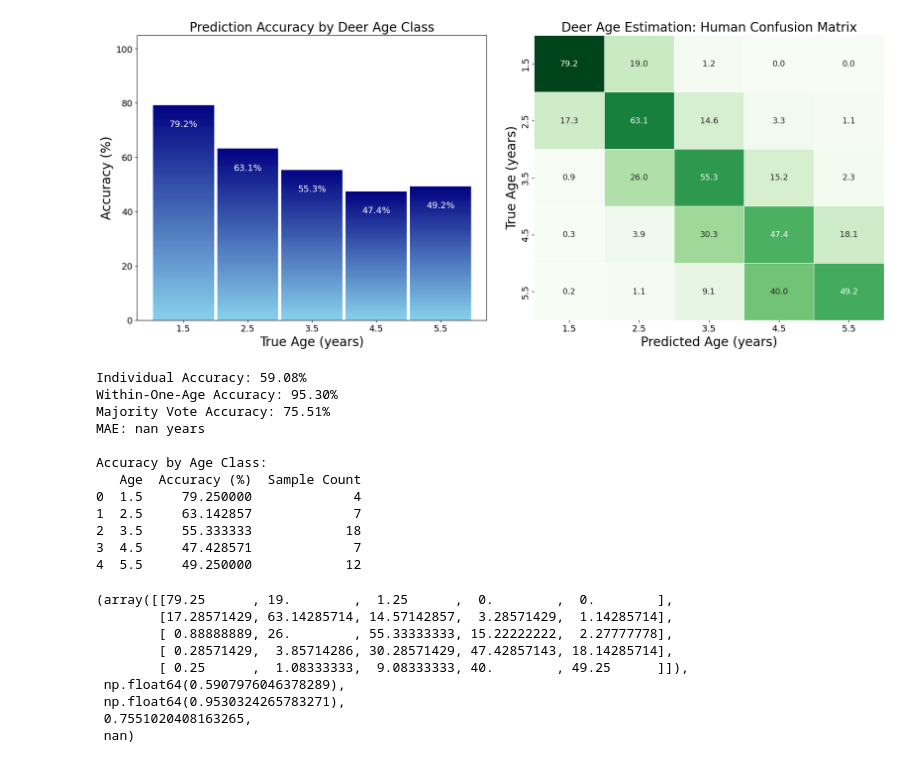
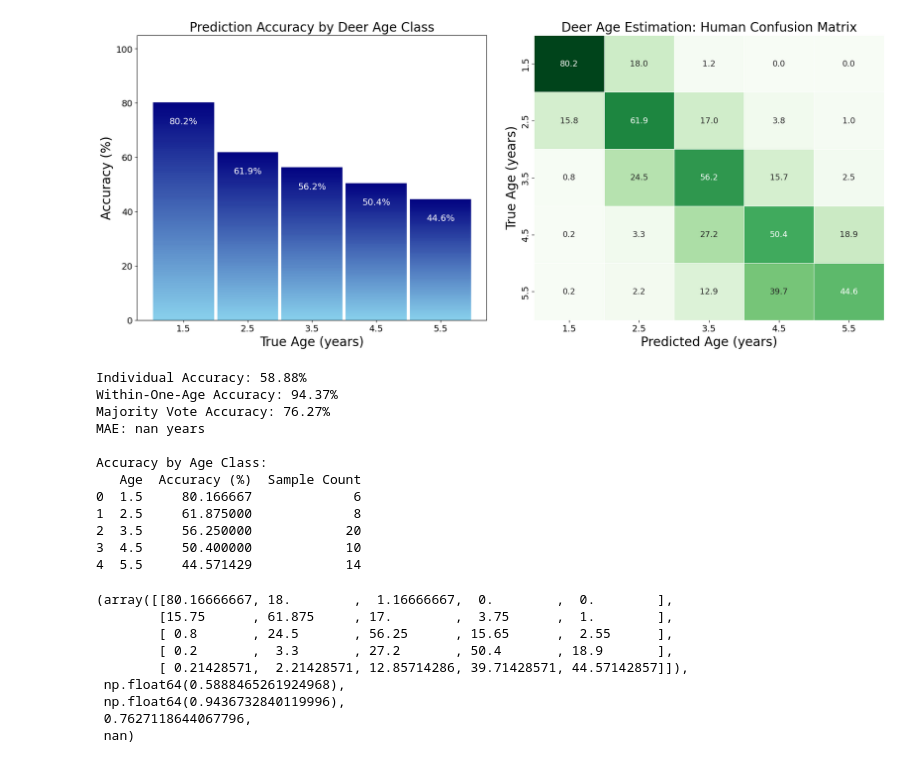
Before and after one commit to ajpung/buck, a Jupyter notebook: trail cam/examples/Statistics.ipynb, the cells around one changed output. Saved outputs shown, nothing was run; the diff lists cells and outputs as text; code cells hidden in the pictures.

```diff
--- a/trail cam/examples/Statistics.ipynb
+++ b/trail cam/examples/Statistics.ipynb
@@ -141,53 +141,53 @@ def create_confusion_matrix(data_file, output_file_prefix='deer_analysis'):
         'Age': age_classes,
         'Accuracy (%)': [confusion_matrix[i, i] for i in range(5)],
         'Sample Count': [len(df[df['Correct'] == age]) for age in age_classes]
     })
 
     print("\nAccuracy by Age Class:")
     print(accuracy_summary)
 
     return confusion_matrix, accuracy, within_one_accuracy, majority_accuracy, mae
 
 def calculate_mae(df, age_classes):
     """Calculate Mean Absolute Error for the dataset"""
     total_error = 0
     total_samples = 0
 
     for _, row in df.iterrows():
         true_age = row['Correct']
         weighted_error = 0
 
         for age in age_classes:
             # Weight by percentage of votes
             weighted_error += abs(age - true_age) * (row[str(age)] / 100)
 
         total_error += weighted_error
         total_samples += 1
 
     return total_error / total_samples
 
 # Example usage
-create_confusion_matrix('../images/image_metadata.csv')
+create_confusion_matrix('../image_metadata.csv')
 # %% [output]
-[figure, old version]
+[figure, new version]
-Individual Accuracy: 59.08%
-Within-One-Age Accuracy: 95.30%
-Majority Vote Accuracy: 75.51%
+Individual Accuracy: 58.88%
+Within-One-Age Accuracy: 94.37%
+Majority Vote Accuracy: 76.27%
 MAE: nan years
 
 Accuracy by Age Class:
    Age  Accuracy (%)  Sample Count
-0  1.5     79.250000             4
-1  2.5     63.142857             7
-2  3.5     55.333333            18
-3  4.5     47.428571             7
-4  5.5     49.250000            12
+0  1.5     80.166667             6
+1  2.5     61.875000             8
+2  3.5     56.250000            20
+3  4.5     50.400000            10
+4  5.5     44.571429            14
-(array([[79.25      , 19.        ,  1.25      ,  0.        ,  0.        ],
-        [17.28571429, 63.14285714, 14.57142857,  3.28571429,  1.14285714],
-        [ 0.88888889, 26.        , 55.33333333, 15.22222222,  2.27777778],
-        [ 0.28571429,  3.85714286, 30.28571429, 47.42857143, 18.14285714],
-        [ 0.25      ,  1.08333333,  9.08333333, 40.        , 49.25      ]]),
- np.float64(0.5907976046378289),
- np.float64(0.9530324265783271),
- 0.7551020408163265,
+(array([[80.16666667, 18.        ,  1.16666667,  0.        ,  0.        ],
+        [15.75      , 61.875     , 17.        ,  3.75      ,  1.        ],
+        [ 0.8       , 24.5       , 56.25      , 15.65      ,  2.55      ],
+        [ 0.2       ,  3.3       , 27.2       , 50.4       , 18.9       ],
+        [ 0.21428571,  2.21428571, 12.85714286, 39.71428571, 44.57142857]]),
+ np.float64(0.5888465261924968),
+ np.float64(0.9436732840119996),
+ 0.7627118644067796,
  nan)
```
Also changed, not shown: 1 other file.
